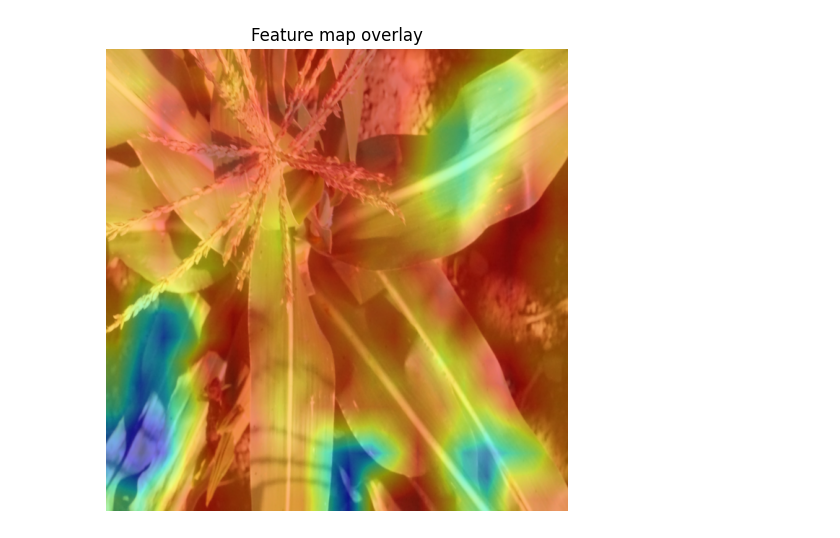
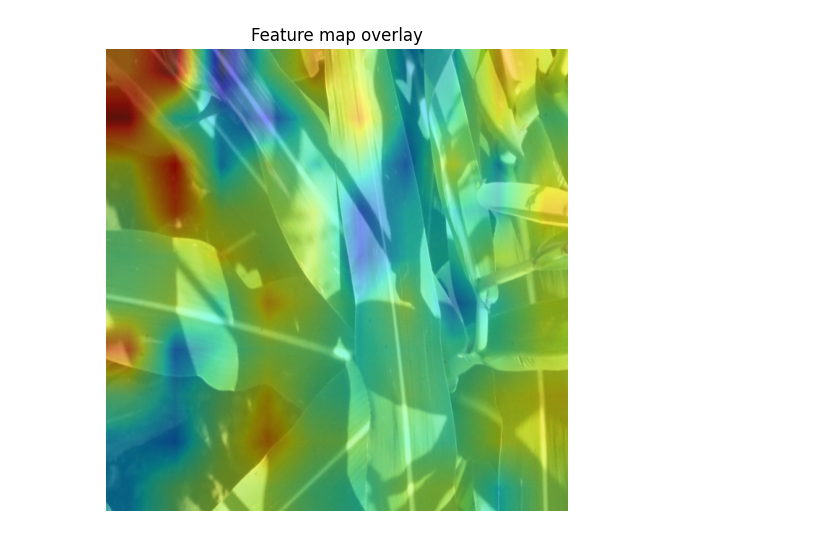
Before and after one commit to finneyer/M-AI-ZE-Maize-diseases-detection, a Jupyter notebook: cnn/test_model.ipynb, the cells around one changed output. Saved outputs shown, nothing was run; the diff lists cells and outputs as text; code cells hidden in the pictures.

```diff
--- a/cnn/test_model.ipynb
+++ b/cnn/test_model.ipynb
@@ -352,10 +327,10 @@ image_array = image_batch[0]
 visualize_feature_maps(model_big, image_array, layer_name="conv2d_5", num_maps=6)
 # %%
 
-image_array = image_batch[1]
+image_array = image_batch[3]
 
-intermediate_model = tf.keras.Model(inputs=model_general.input,
-                                    outputs=model_general.get_layer("conv2d_18").output)
+intermediate_model = tf.keras.Model(inputs=model_big.input,
+                                    outputs=model_big.get_layer("conv2d_19").output)
 feature_maps = intermediate_model.predict(np.expand_dims(image_array, axis=0))  # shape: (1, H, W, C)
 
 feature_map = feature_maps[0, :, :, 0]  # for example, the 0th feature map
@@ -372,2 +347,2 @@ plt.show()
-[figure, old version]
+[figure, new version]
 # %%
```
Also changed, not shown: parts of 7 cells of this notebook.
